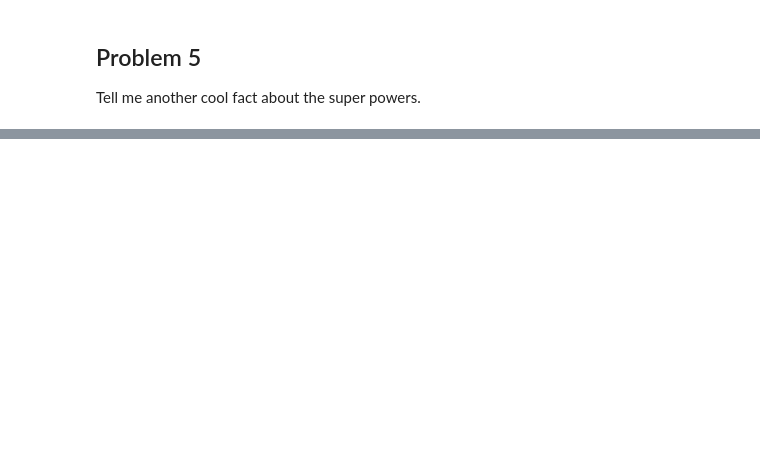
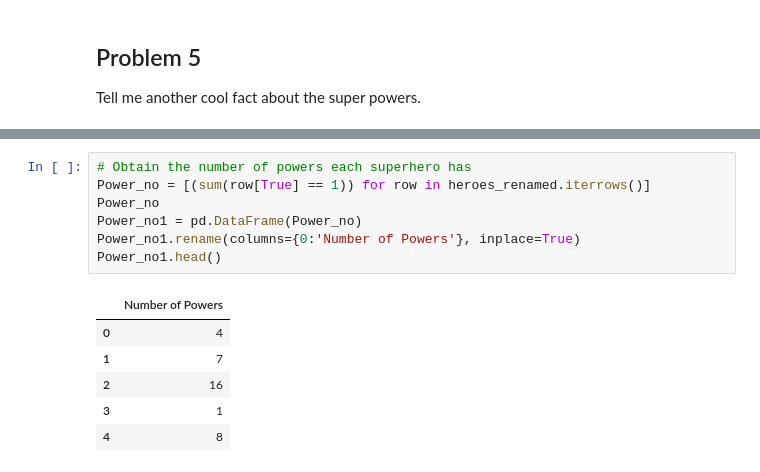
Before and after one commit to dqniellew1/DSCI430, a Jupyter notebook: lab_1_baseball_and_super_powers_and_SQL_key_1-local.ipynb, the cells around one changed output, grey strips where cells are left out. Cells and saved outputs as stored; diff of their text form; blank space fills up the shorter version.

```diff
--- a/lab_1_baseball_and_super_powers_and_SQL_key_1-local.ipynb
+++ b/lab_1_baseball_and_super_powers_and_SQL_key_1-local.ipynb
@@ -721,0 +786,14 @@ Tell me another cool fact about the super powers.
+# %%
+# Obtain the number of powers each superhero has
+Power_no = [(sum(row[True] == 1)) for row in heroes_renamed.iterrows()]
+Power_no
+Power_no1 = pd.DataFrame(Power_no)
+Power_no1.rename(columns={0:'Number of Powers'}, inplace=True)
+Power_no1.head()
+# %% [output]
+|  | Number of Powers |
+| 0 | 4 |
+| 1 | 7 |
+| 2 | 16 |
+| 3 | 1 |
+| 4 | 8 |
```
Also changed, not shown: parts of 22 cells of this notebook, 3 other files.
